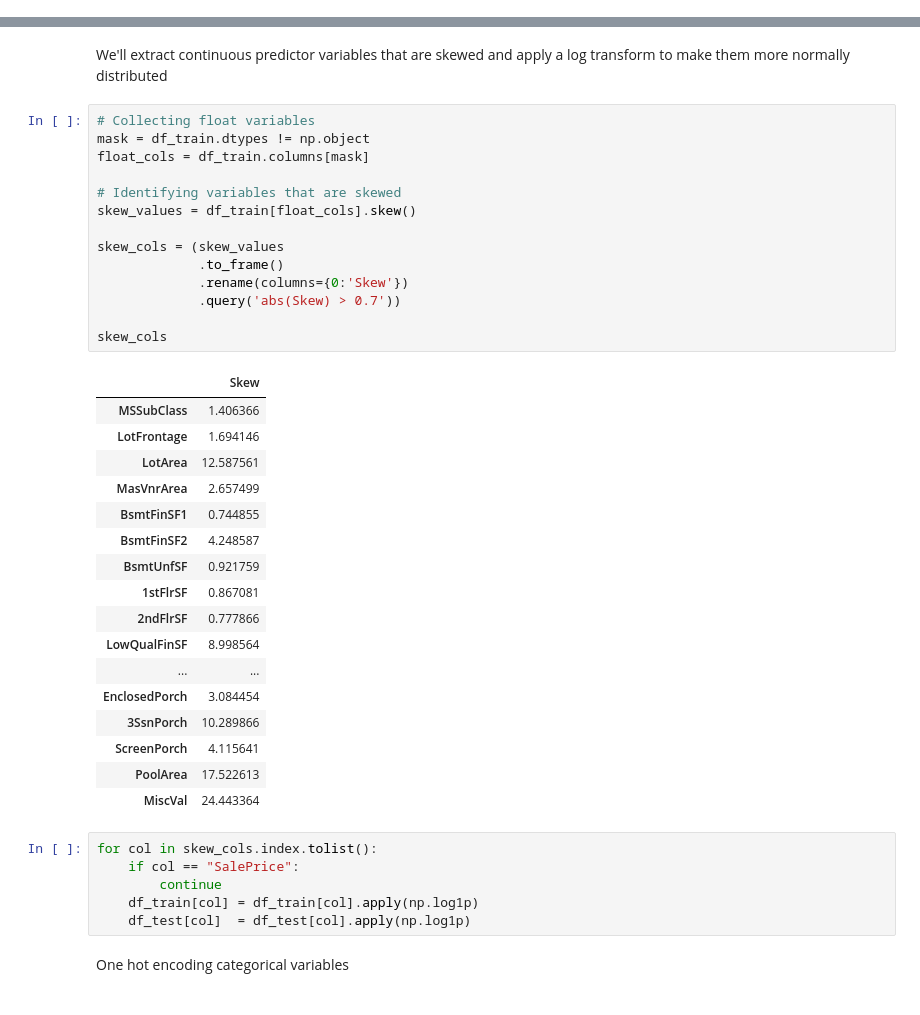
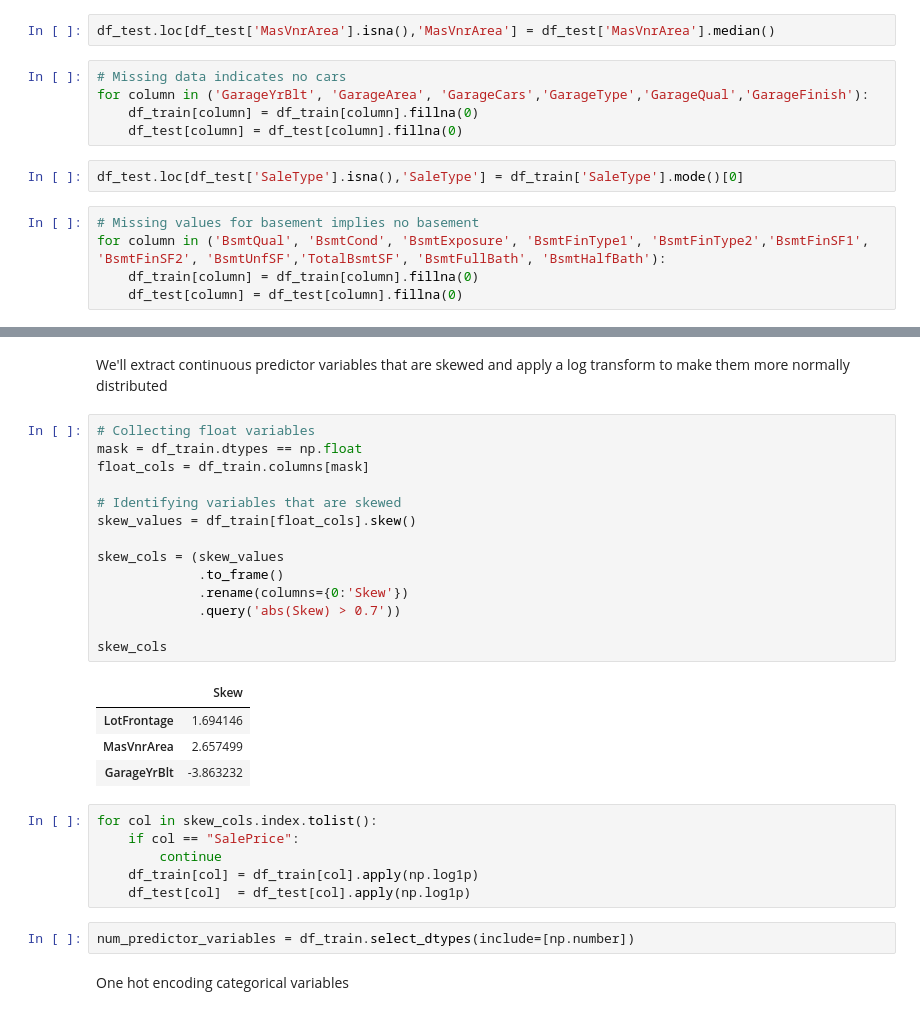
Before and after one commit to Mukunds0507333/Predicting-House-Prices, a Jupyter notebook: Predicting House Prices.ipynb, the cells around one changed output, grey strips where cells are left out. Cells and saved outputs as stored; diff of their text form.

```diff
--- a/Predicting House Prices.ipynb
+++ b/Predicting House Prices.ipynb
@@ -387,0 +353,14 @@ df_train.isna().sum().sum()
+# %%
+df_test.loc[df_test['MasVnrArea'].isna(),'MasVnrArea'] = df_test['MasVnrArea'].median()
+# %%
+# Missing data indicates no cars
+for column in ('GarageYrBlt', 'GarageArea', 'GarageCars','GarageType','GarageQual','GarageFinish'):
+    df_train[column] = df_train[column].fillna(0)
+    df_test[column] = df_test[column].fillna(0)
+# %%
+df_test.loc[df_test['SaleType'].isna(),'SaleType'] = df_train['SaleType'].mode()[0]
+# %%
+# Missing values for basement implies no basement
+for column in ('BsmtQual', 'BsmtCond', 'BsmtExposure', 'BsmtFinType1', 'BsmtFinType2','BsmtFinSF1', 'BsmtFinSF2', 'BsmtUnfSF','TotalBsmtSF', 'BsmtFullBath', 'BsmtHalfBath'):
+    df_train[column] = df_train[column].fillna(0)
+    df_test[column] = df_test[column].fillna(0)
@@ -393,41 +403,30 @@ df_train.isna().sum().sum()
 We'll extract continuous predictor variables that are skewed and apply a log transform to make them more normally distributed
 # %%
 # Collecting float variables
-mask = df_train.dtypes != np.object
+mask = df_train.dtypes == np.float
 float_cols = df_train.columns[mask]
 
 # Identifying variables that are skewed
 skew_values = df_train[float_cols].skew()
 
 skew_cols = (skew_values
              .to_frame()
              .rename(columns={0:'Skew'})
              .query('abs(Skew) > 0.7'))
 
 skew_cols
 # %% [output]
 |  | Skew |
-| MSSubClass | 1.406366 |
 | LotFrontage | 1.694146 |
-| LotArea | 12.587561 |
 | MasVnrArea | 2.657499 |
-| BsmtFinSF1 | 0.744855 |
-| BsmtFinSF2 | 4.248587 |
-| BsmtUnfSF | 0.921759 |
-| 1stFlrSF | 0.867081 |
-| 2ndFlrSF | 0.777866 |
-| LowQualFinSF | 8.998564 |
-| ... | ... |
-| EnclosedPorch | 3.084454 |
-| 3SsnPorch | 10.289866 |
-| ScreenPorch | 4.115641 |
-| PoolArea | 17.522613 |
-| MiscVal | 24.443364 |
+| GarageYrBlt | -3.863232 |
 # %%
 for col in skew_cols.index.tolist():
     if col == "SalePrice":
         continue
     df_train[col] = df_train[col].apply(np.log1p)
     df_test[col]  = df_test[col].apply(np.log1p)
+# %%
+num_predictor_variables = df_train.select_dtypes(include=[np.number])
 # %% [markdown]
 One hot encoding categorical variables
```
Also changed, not shown: parts of 88 cells of this notebook.
